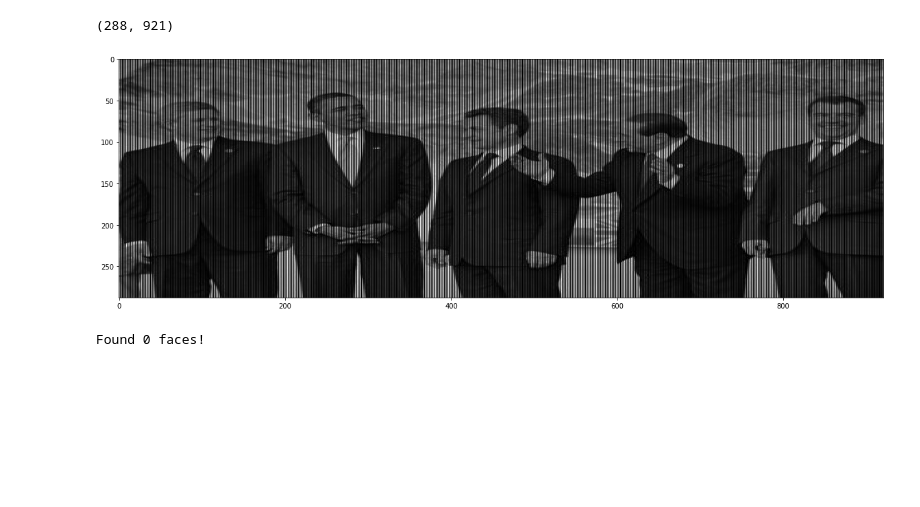
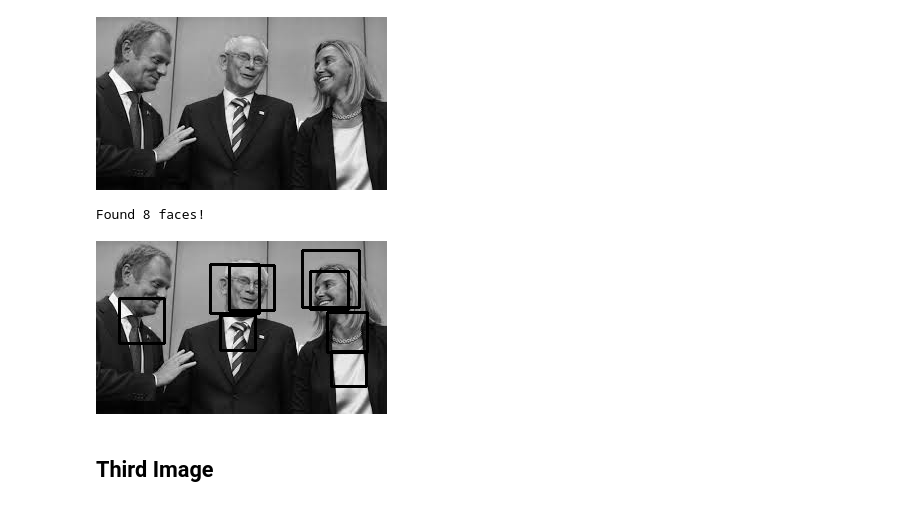
Before and after one commit to ToluGb/Projects, a Jupyter notebook: Tolu_Oloruniisola.ipynb, the cells around one changed output. Cells and saved outputs as stored; diff of their text form; code cells hidden in the pictures; blank space fills up the shorter version.

```diff
--- a/Tolu_Oloruniisola.ipynb
+++ b/Tolu_Oloruniisola.ipynb
@@ -74,15 +65,0 @@ Saving input02.txt to input02.txt
-# %%
-import io
-
-img2 = np.genfromtxt(io.BytesIO(uploaded['input02.txt']), delimiter=",", skip_header=1)
-print(img2.shape)
-img2 = img2.astype(np.uint8)
-# %% [output]
-(288, 921)
-# %%
-# Show the image
-plt.figure (figsize=(20,20))
-plt.imshow(img2, cmap=plt.get_cmap('gray'))
-plt.show()
-# %% [output]
-[figure, removed]
@@ -110,13 +65,0 @@ faces = faceCascade.detectMultiScale(
-# %%
-print ("Found {} faces!".format(len(faces)))
-
-# Draw a rectangle around the faces
-for (i, rect) in enumerate(faces):
-    x = rect.left()
-    y = rect.top()
-    w = rect.right() - x
-    h = rect.bottom() - y
-    #draw a rectangle
-    cv2.rectangle(img, (x, y), (x + w, y + h), (0, 255, 0), 2)
-# %% [output]
-Found 0 faces!
@@ -123,3 +68,11 @@ Found 0 faces!
+# %%
+read_image('img_01', 'img_01_gray', 1.0003)
+# %% [output]
+[figure, added]
+Found 8 faces!
+[figure, added]
+# %% [markdown]
+## Third Image
 # %%
 from google.colab import files
 uploaded = files.upload()
```
Also changed, not shown: parts of 33 cells of this notebook.
